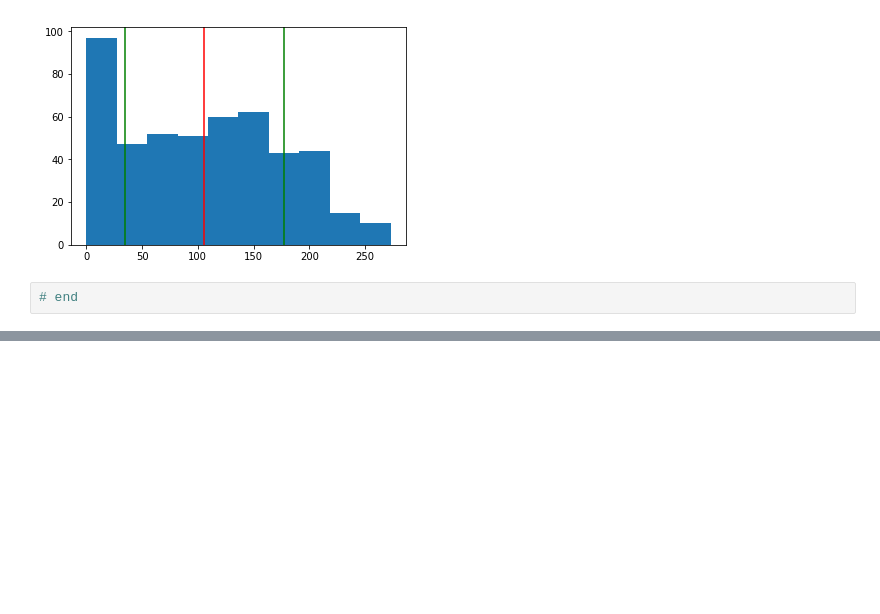
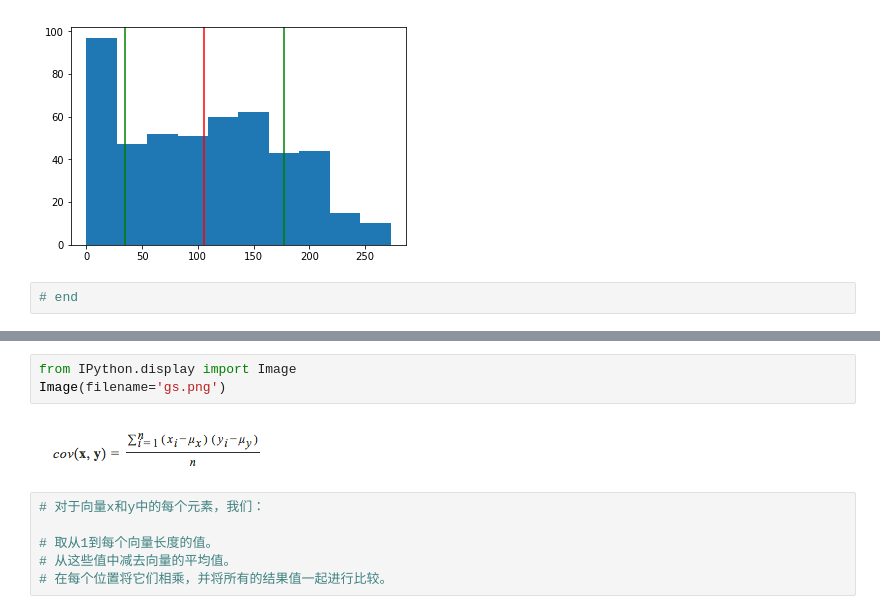
Before and after one commit to CoderLISIDI/learnDataScience, a Jupyter notebook: STEP_5_Probability and Statistics/Course1_Probability and Statistics in Python_Beginner/2Standard Deviation and Correlation/2Standard Deviation and Correlation.ipynb, the cells around one changed output, grey strips where cells are left out. Drawn from its saved outputs; the diff is of its cells as text; blank space fills up the shorter version.

```diff
--- a/STEP_5_Probability and Statistics/Course1_Probability and Statistics in Python_Beginner/2Standard Deviation and Correlation/2Standard Deviation and Correlation.ipynb
+++ b/STEP_5_Probability and Statistics/Course1_Probability and Statistics in Python_Beginner/2Standard Deviation and Correlation/2Standard Deviation and Correlation.ipynb
@@ -331,0 +616,11 @@ point_100_std = (point_100 - mean) / std_dev
+# %%
+from IPython.display import Image
+Image(filename='gs.png')
+# %% [output]
+[figure, added]
+# %%
+# 对于向量x和y中的每个元素，我们：
+
+# 取从1到每个向量长度的值。
+# 从这些值中减去向量的平均值。
+# 在每个位置将它们相乘，并将所有的结果值一起进行比较。
```
Also changed, not shown: parts of 31 cells of this notebook, 4 other files.
